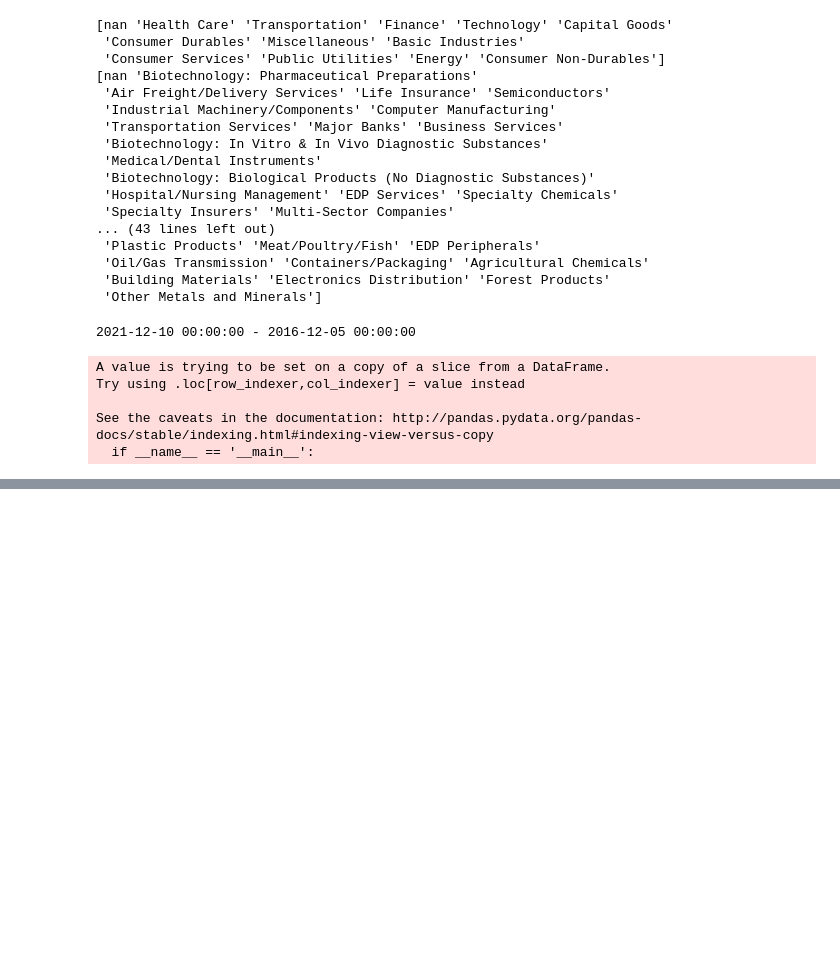
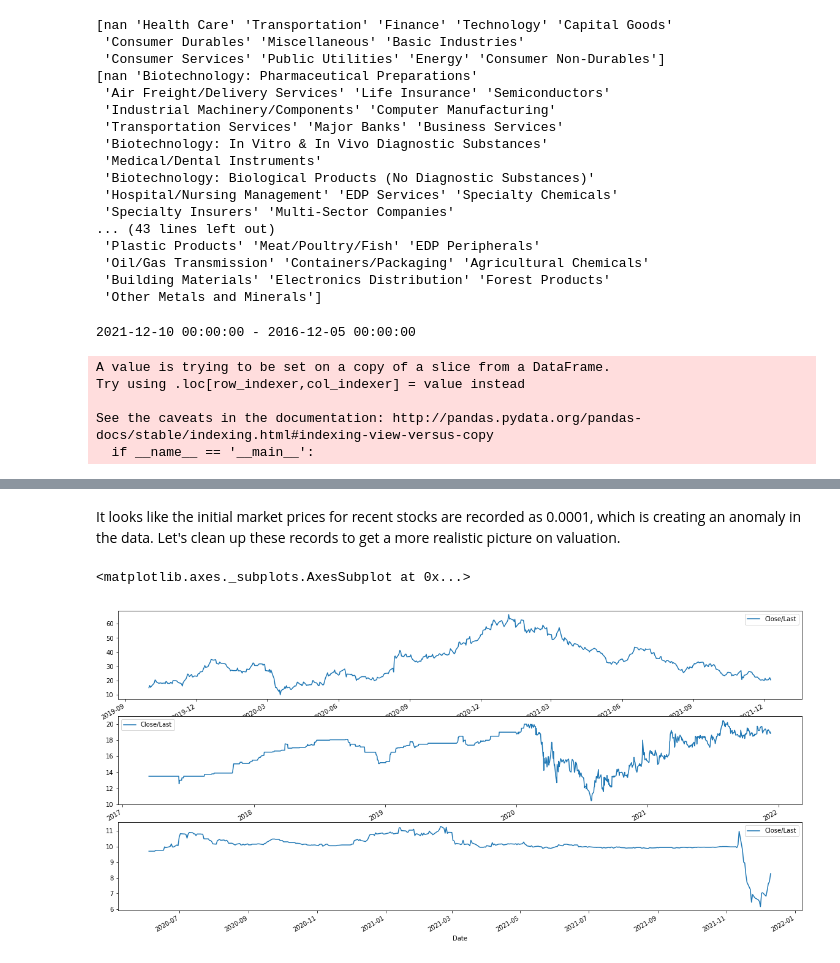
Before and after one commit to ayguno/nasdaq-time-series-analysis, a Jupyter notebook: 1 Parsing and structuring NASDAQ time-series.ipynb, the cells around one changed output, grey strips where cells are left out. Saved outputs shown, nothing was run; the diff lists cells and outputs as text; code cells hidden in the pictures; blank space fills up the shorter version.

```diff
--- a/1 Parsing and structuring NASDAQ time-series.ipynb
+++ b/1 Parsing and structuring NASDAQ time-series.ipynb
@@ -118,0 +210,14 @@ tickers[1234]
+# %% [markdown]
+It looks like the initial market prices for recent stocks are recorded as 0.0001, which is creating an anomaly in the data. Let's clean up these records to get a more realistic picture on valuation.
+# %%
+ts_data = ts_data[ts_data['Close/Last'] != 0.0001]
+# %%
+import matplotlib.pyplot as plt
+plt.rcParams["figure.figsize"] = (20,10)
+fig, axes = plt.subplots(nrows=3)
+ts_data[ts_data.Symbol == "PNTG"].plot.line(x = "Date", y = "Close/Last",ax= axes[0])
+ts_data[ts_data.Symbol == "PFHD"].plot.line(x = "Date", y = "Close/Last",ax= axes[1])
+ts_data[ts_data.Symbol == "TOI"].plot.line(x = "Date", y = "Close/Last",ax= axes[2])
+# %% [output]
+<matplotlib.axes._subplots.AxesSubplot at 0x...>
+[figure, added]
```
Also changed, not shown: parts of 14 cells of this notebook.
